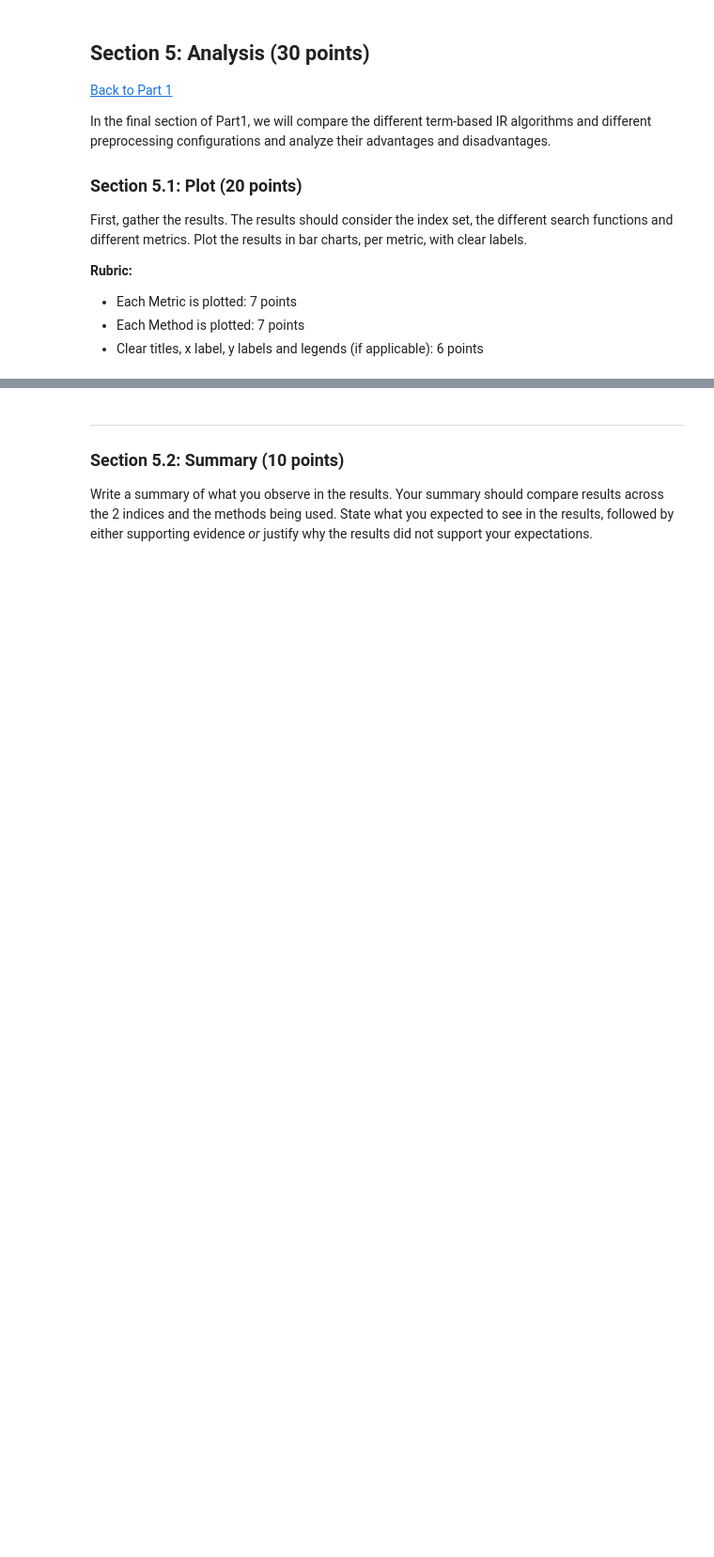
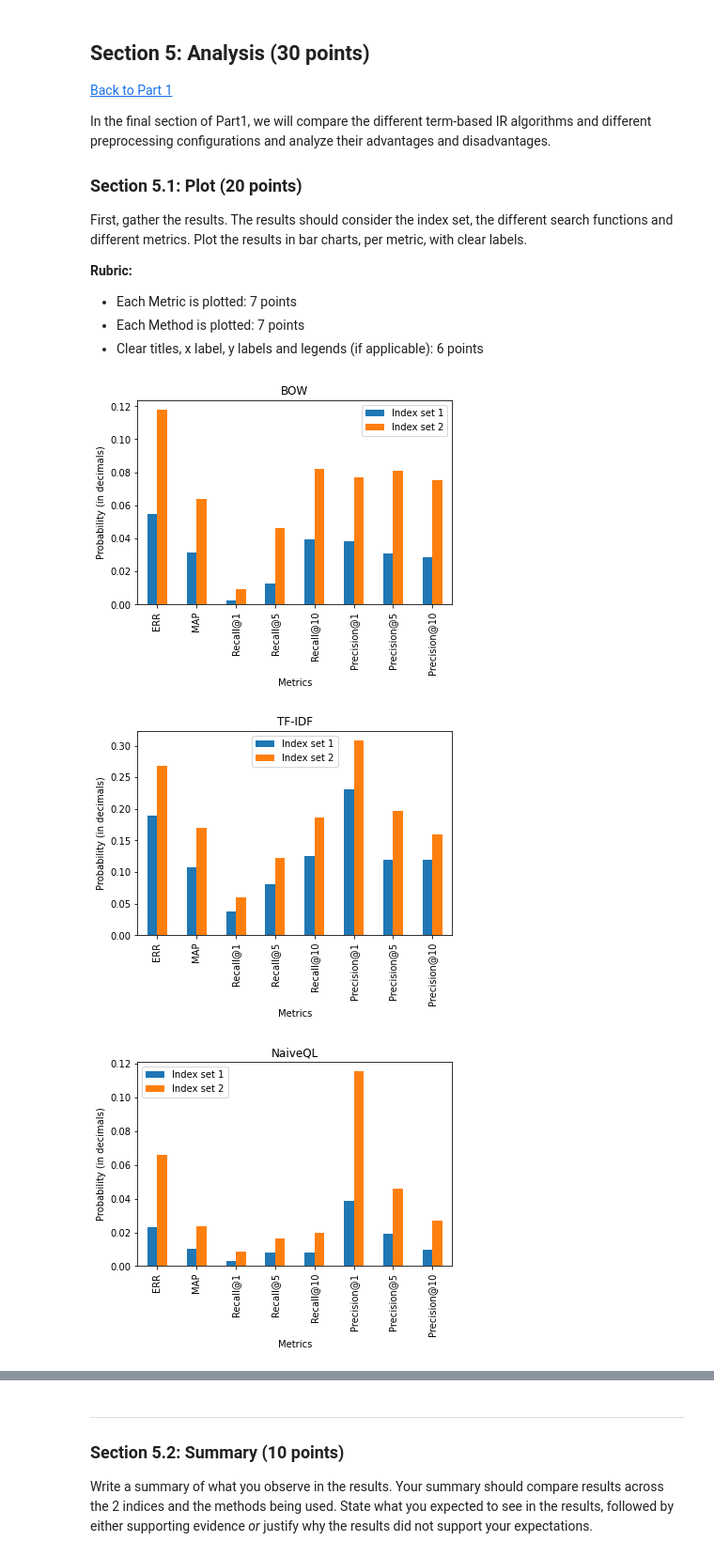
Before and after one commit to ccfelius/InformationRetrieval, a Jupyter notebook: 12020397_12368032_13323091.ipynb, the cells around one changed output, grey strips where cells are left out. Shown at 94% size. Saved outputs shown, nothing was run; the diff lists cells and outputs as text; code cells hidden in the pictures; blank space fills up the shorter version.

```diff
--- a/12020397_12368032_13323091.ipynb
+++ b/12020397_12368032_13323091.ipynb
@@ -223,7 +224,7 @@ def read_queries(root_folder = "./datasets/"):
     doc = ()
     for line in f:
         if line.startswith(".I"):
-            query_id = line.strip(" .I\n")
+            query_id = int(line.strip(" .I\n"))
         elif line.startswith(".W"):
 
             # Skip to the next line
@@ -241,6 +242,7 @@ def read_queries(root_folder = "./datasets/"):
             queries.append(tuple((query_id, query)))
         doc = tuple((query_id, query))
     f.close()
+
     return queries
 # %%
 ##### Function check
@@ -1175,7 +1214,6 @@ print(f'MAP = {mean_ap}')
 ### 4.5 Expected Reciprocal Rank (12 points)
 Implement the `err` metric:
 # %%
-# TODO: Implement this! (12 points)
 def err(results, relevant_docs):
     """
         Compute the expected reciprocal rank.
@@ -1187,8 +1225,25 @@ def err(results, relevant_docs):
         Output: ERR
 
     """
-    # YOUR CODE HERE
-    raise NotImplementedError()
+    ERR = 0
+
+    # Relevance probabilities are constant because of binary grading
+    # 0.5 for relevant documents and 0 for non-relevant ones
+    rel_prob = 0.5
+    rel_count = 0
+    for r in range(len(results)):
+        doc_id = results[r][0]
+
+        # We only have to compute for relevant documents as
+        # non-relevant documents zero out the product
+        if doc_id in relevant_docs:
+            rel_count += 1
+
+            # (1-0) = 1, so non-relevant documents don't matter
+            # (1-0.5) = 0.5, so all relevant documents worth the same as the r-th one
+            ERR += np.power(rel_prob, rel_count) / (r+1)
+
+    return ERR
 # %%
 #### Function check
 qid = queries[30][0]
@@ -1285,0 +1352,24 @@ raise NotImplementedError()
+# %%
+import pandas as pd
+
+index = ["ERR","MAP","Recall@1","Recall@5","Recall@10", "Precision@1",
+         "Precision@5","Precision@10"]
+xlabel = "Metrics"
+ylabel = "Probability (in decimals)"
+
+for method in list_of_search_fns:
+    plotdata = pd.DataFrame({
+    "Index set 1": evaluate_search_fn(method[1], list_of_metrics, index_set=1),
+    "Index set 2": evaluate_search_fn(method[1], list_of_metrics, index_set=2),
+    },
+    index=index
+    )
+    plotdata.plot(kind="bar")
+    plt.title(method[0])
+    plt.xlabel(xlabel)
+    plt.ylabel(ylabel)
+    plt.show()
+# %% [output]
+[figure, added]
+[figure, added]
+[figure, added]
```
Also changed, not shown: parts of 43 cells of this notebook.
